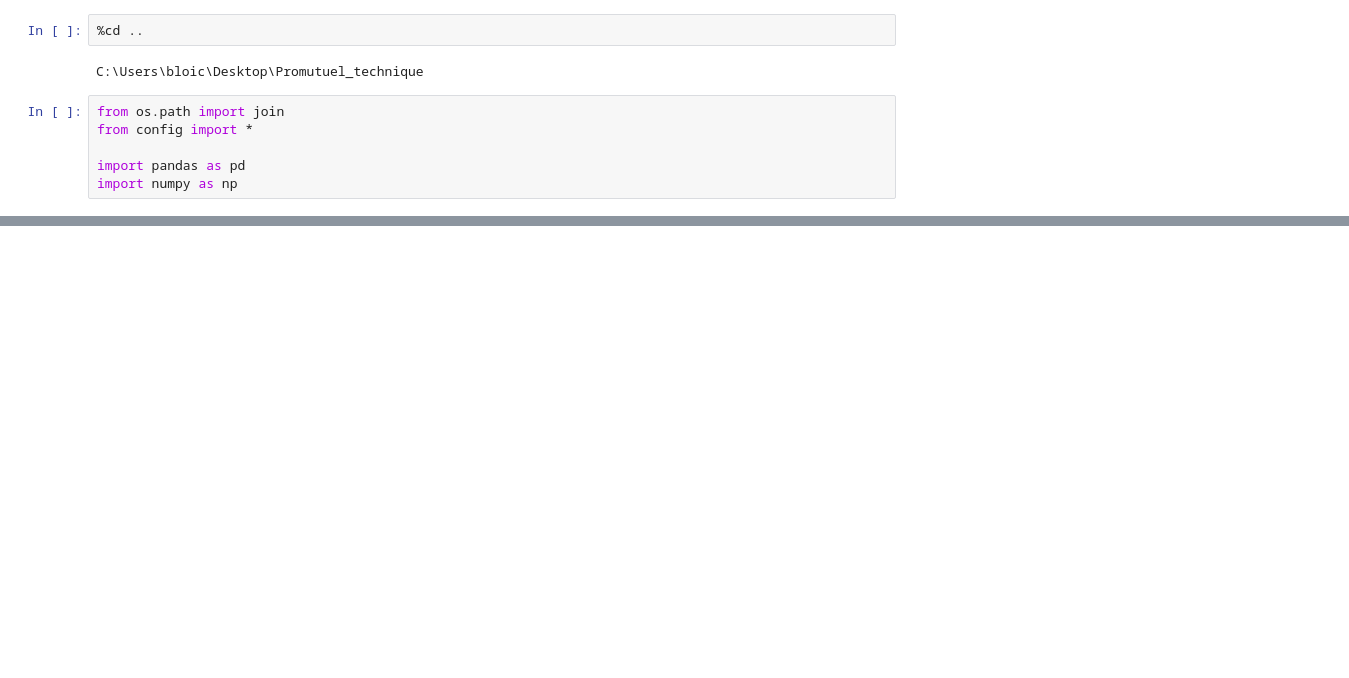
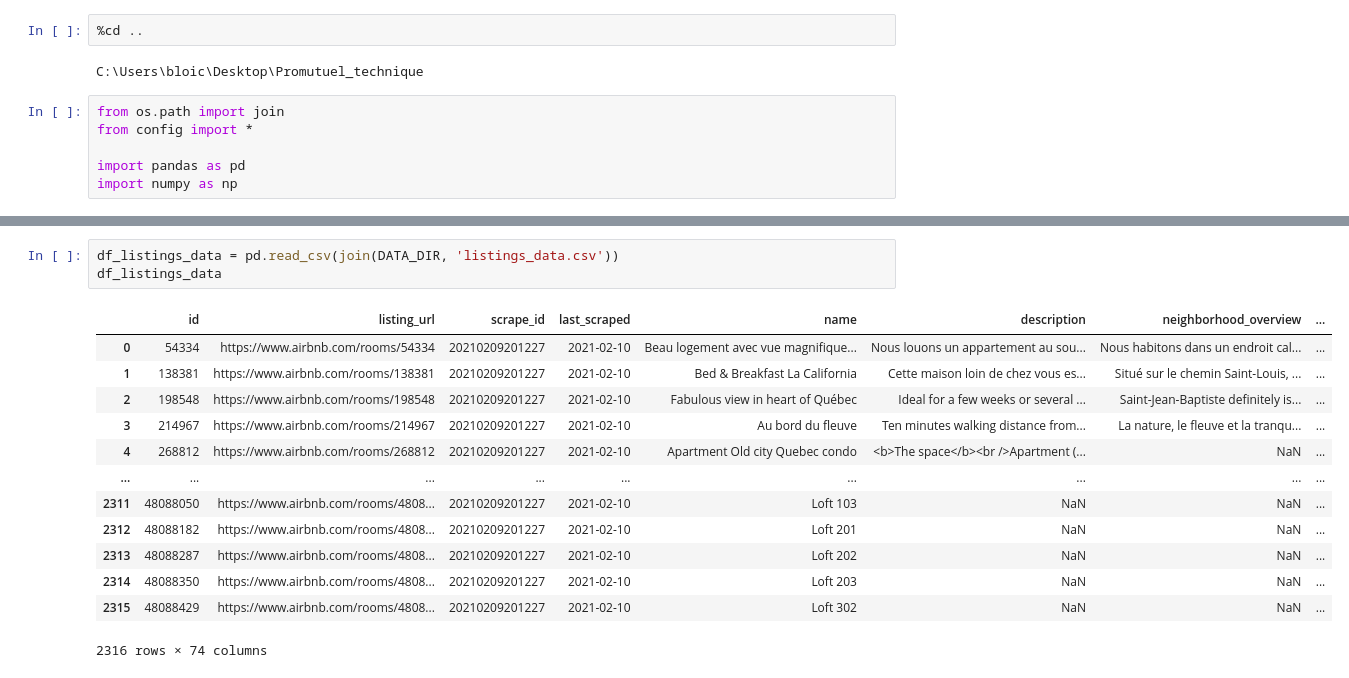
Before and after one commit to lbaret/airbnb_quebec, a Jupyter notebook: analyse/data_discovery.ipynb, the cells around one changed output, grey strips where cells are left out. Cells and saved outputs as stored; diff of their text form; blank space fills up the shorter version.

```diff
--- a/analyse/data_discovery.ipynb
+++ b/analyse/data_discovery.ipynb
@@ -35,0 +55,17 @@ df
+# %%
+df_listings_data = pd.read_csv(join(DATA_DIR, 'listings_data.csv'))
+df_listings_data
+# %% [output]
+|  | id | listing_url | scrape_id | last_scraped | name | description | neighborhood_overview | ... |
+| 0 | 54334 | https://www.airbnb.com/rooms/54334 | 20210209201227 | 2021-02-10 | Beau logement avec vue magnifique... | Nous louons un appartement au sou... | Nous habitons dans un endroit cal... | ... |
+| 1 | 138381 | https://www.airbnb.com/rooms/138381 | 20210209201227 | 2021-02-10 | Bed & Breakfast La California | Cette maison loin de chez vous es... | Situé sur le chemin Saint-Louis, ... | ... |
+| 2 | 198548 | https://www.airbnb.com/rooms/198548 | 20210209201227 | 2021-02-10 | Fabulous view in heart of Québec | Ideal for a few weeks or several ... | Saint-Jean-Baptiste definitely is... | ... |
+| 3 | 214967 | https://www.airbnb.com/rooms/214967 | 20210209201227 | 2021-02-10 | Au bord du fleuve | Ten minutes walking distance from... | La nature, le fleuve et la tranqu... | ... |
+| 4 | 268812 | https://www.airbnb.com/rooms/268812 | 20210209201227 | 2021-02-10 | Apartment Old city Quebec condo | <b>The space</b><br />Apartment (... | NaN | ... |
+| ... | ... | ... | ... | ... | ... | ... | ... | ... |
+| 2311 | 48088050 | https://www.airbnb.com/rooms/4808... | 20210209201227 | 2021-02-10 | Loft 103 | NaN | NaN | ... |
+| 2312 | 48088182 | https://www.airbnb.com/rooms/4808... | 20210209201227 | 2021-02-10 | Loft 201 | NaN | NaN | ... |
+| 2313 | 48088287 | https://www.airbnb.com/rooms/4808... | 20210209201227 | 2021-02-10 | Loft 202 | NaN | NaN | ... |
+| 2314 | 48088350 | https://www.airbnb.com/rooms/4808... | 20210209201227 | 2021-02-10 | Loft 203 | NaN | NaN | ... |
+| 2315 | 48088429 | https://www.airbnb.com/rooms/4808... | 20210209201227 | 2021-02-10 | Loft 302 | NaN | NaN | ... |
+2316 rows × 74 columns
```
Also changed, not shown: parts of 14 cells of this notebook, 8 other files.
